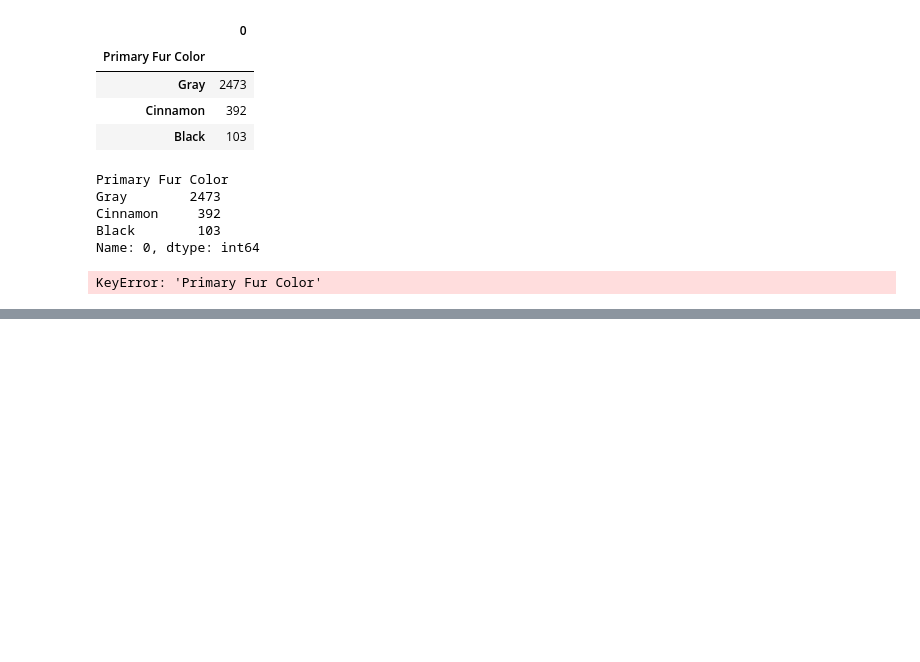
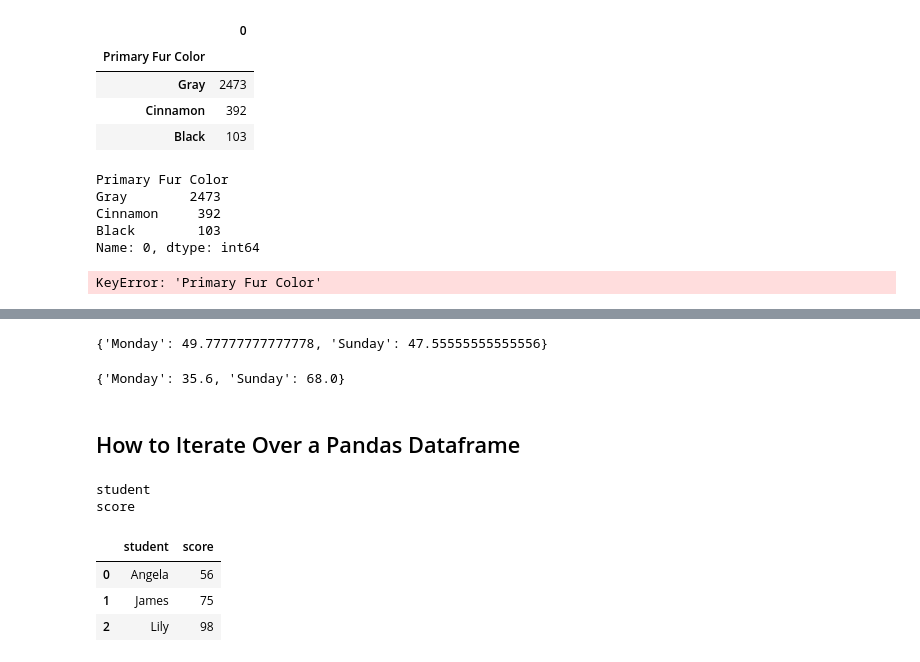
Before and after one commit to victorladeia/100_days_of_code_bootcamp, a Jupyter notebook: main.ipynb, the cells around one changed output, grey strips where cells are left out. Drawn from its saved outputs; the diff is of its cells as text; code cells hidden in the pictures; blank space fills up the shorter version.

```diff
--- a/main.ipynb
+++ b/main.ipynb
@@ -1178,0 +1323,41 @@ KeyError: 'Primary Fur Color'
+# %%
+# Convert a dictionary with temperatures in celsius to fahrenheit:
+
+weather_c = eval(input())
+weather_f = {day: weather_c[day] * 5/9 + 32 for day in weather_c}
+print(weather_f)
+# %% [output]
+{'Monday': 49.77777777777778, 'Sunday': 47.55555555555556}
+# %%
+# Convert a dictionary with temperatures in celsius to fahrenheit:
+
+weather_c = eval(input())
+weather_f = {day: temp * 9/5 + 32 for (day, temp) in weather_c.items()}
+print(weather_f)
+# %% [output]
+{'Monday': 35.6, 'Sunday': 68.0}
+# %% [markdown]
+## How to Iterate Over a Pandas Dataframe
+# %%
+student_dict = {
+    "student": ["Angela", "James", "Lily"],
+    "score": [56, 75, 98]
+}
+# %%
+# Looping through dictionaries:
+
+for (key, value) in student_dict.items():
+    print(key)
+# %% [output]
+student
+score
+# %%
+import pandas as pd
+
+students_data_frame = pd.DataFrame(student_dict)
+students_data_frame
+# %% [output]
+|  | student | score |
+| 0 | Angela | 56 |
+| 1 | James | 75 |
+| 2 | Lily | 98 |
```
Also changed, not shown: parts of 23 cells of this notebook, 7 other files.
